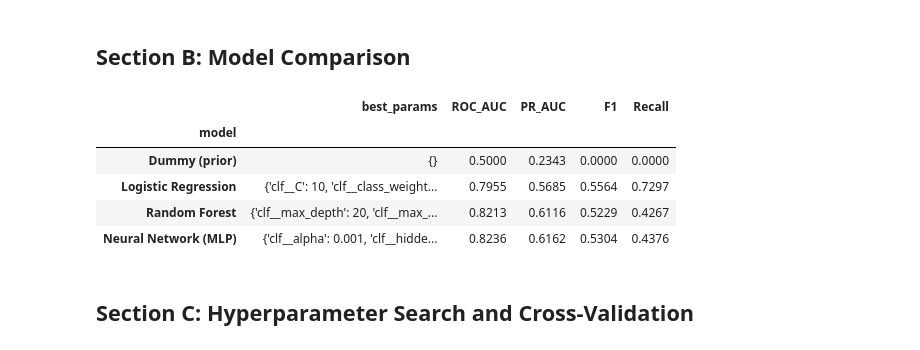
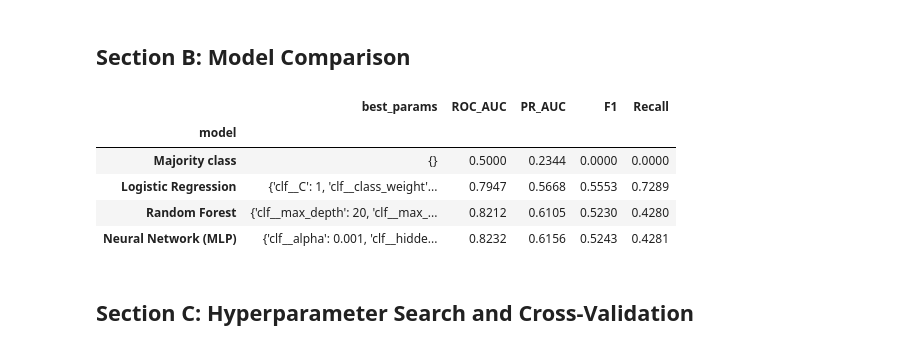
Before and after one commit to dfd0430/ml, a Jupyter notebook: project_notebook_v3.ipynb, the cells around one changed output. Drawn from its saved outputs; the diff is of its cells as text; code cells hidden in the pictures.

```diff
--- a/project_notebook_v3.ipynb
+++ b/project_notebook_v3.ipynb
@@ -511,0 +554,24 @@ plt.show()
+# %%
+# Reuses the train split (X_tr, y_tr), MLP probe (make_probe) and CV (cv_abl) from the cell above.
+base_binary = [c for c in binary_features if c != 'treated_in_residence_state']
+variants_trs = {
+    'Without treated_in_residence_state': (numeric_features, base_binary, categorical_features),
+    'With it (current design)':           (numeric_features, binary_features, categorical_features),
+}
+
+rows = []
+for name, (num, binf, catf) in variants_trs.items():
+    prep = ColumnTransformer([
+        ('num', StandardScaler(), num),
+        ('bin', 'passthrough', binf),
+        ('cat', OneHotEncoder(handle_unknown='ignore', sparse_output=False), catf),
+    ])
+    pipe = Pipeline([('prep', prep), ('clf', make_probe())])
+    scores = cross_val_score(pipe, X_tr[num + binf + catf], y_tr,
+                             cv=cv_abl, scoring='roc_auc', n_jobs=-1)
+    rows.append({'feature_design': name, 'n_features': len(num + binf + catf),
+                 'CV_ROC_AUC_mean': scores.mean(), 'CV_ROC_AUC_std': scores.std()})
+
+ablation_trs = pd.DataFrame(rows).set_index('feature_design').round(4)
+print("treated_in_residence_state ablation (MLP probe, 5-fold CV on the training split):")
+display(ablation_trs)
@@ -545,7 +617,7 @@ def make_preprocessor():
 scoring = ['roc_auc', 'average_precision', 'f1', 'recall']
 
 models = {
-    'Dummy (prior)':        (DummyClassifier(strategy='prior'), {}),
+    'Majority class':       (DummyClassifier(strategy='most_frequent'), {}),
     'Logistic Regression':  (LogisticRegression(max_iter=1000, random_state=RANDOM_STATE),
                              {'clf__C': [0.1, 1, 10],
                               'clf__class_weight': [None, 'balanced']}),
@@ -554,37 +626,37 @@ models = {
                              {'clf__max_depth': [10, 20, None],
                               'clf__min_samples_leaf': [1, 5],
                               'clf__max_features': ['sqrt', None]}),
     'Neural Network (MLP)': (MLPClassifier(early_stopping=True, max_iter=200,
                                            random_state=RANDOM_STATE),
                              {'clf__hidden_layer_sizes': [(32,), (64,), (128,)],
                               'clf__alpha': [1e-4, 1e-3],
                               'clf__learning_rate_init': [1e-3, 1e-2]}),
 }
 
 rows = []
 for name, (clf, grid) in models.items():
     pipe = Pipeline([('prep', make_preprocessor()), ('clf', clf)])
     gs = GridSearchCV(pipe, grid, cv=cv, scoring=scoring, refit='roc_auc', n_jobs=-1)
     gs.fit(X_train, y_train)
     i = gs.best_index_
     rows.append({
         'model':       name,
         'best_params': gs.best_params_,
         'ROC_AUC':     gs.cv_results_['mean_test_roc_auc'][i],
         'PR_AUC':      gs.cv_results_['mean_test_average_precision'][i],
         'F1':          gs.cv_results_['mean_test_f1'][i],
         'Recall':      gs.cv_results_['mean_test_recall'][i],
     })
 
 results = pd.DataFrame(rows).set_index('model').round(4)
 results
 # %% [output]
 |  | best_params | ROC_AUC | PR_AUC | F1 | Recall |
 | model |  |  |  |  |  |
-| Dummy (prior) | {} | 0.5000 | 0.2343 | 0.0000 | 0.0000 |
-| Logistic Regression | {'clf__C': 10, 'clf__class_weight... | 0.7955 | 0.5685 | 0.5564 | 0.7297 |
-| Random Forest | {'clf__max_depth': 20, 'clf__max_... | 0.8213 | 0.6116 | 0.5229 | 0.4267 |
-| Neural Network (MLP) | {'clf__alpha': 0.001, 'clf__hidde... | 0.8236 | 0.6162 | 0.5304 | 0.4376 |
+| Majority class | {} | 0.5000 | 0.2344 | 0.0000 | 0.0000 |
+| Logistic Regression | {'clf__C': 1, 'clf__class_weight'... | 0.7947 | 0.5668 | 0.5553 | 0.7289 |
+| Random Forest | {'clf__max_depth': 20, 'clf__max_... | 0.8212 | 0.6105 | 0.5230 | 0.4280 |
+| Neural Network (MLP) | {'clf__alpha': 0.001, 'clf__hidde... | 0.8232 | 0.6156 | 0.5243 | 0.4281 |
 # %% [markdown]
 ## Section C: Hyperparameter Search and Cross-Validation
 # %%
```
Also changed, not shown: parts of 2 cells of this notebook.
